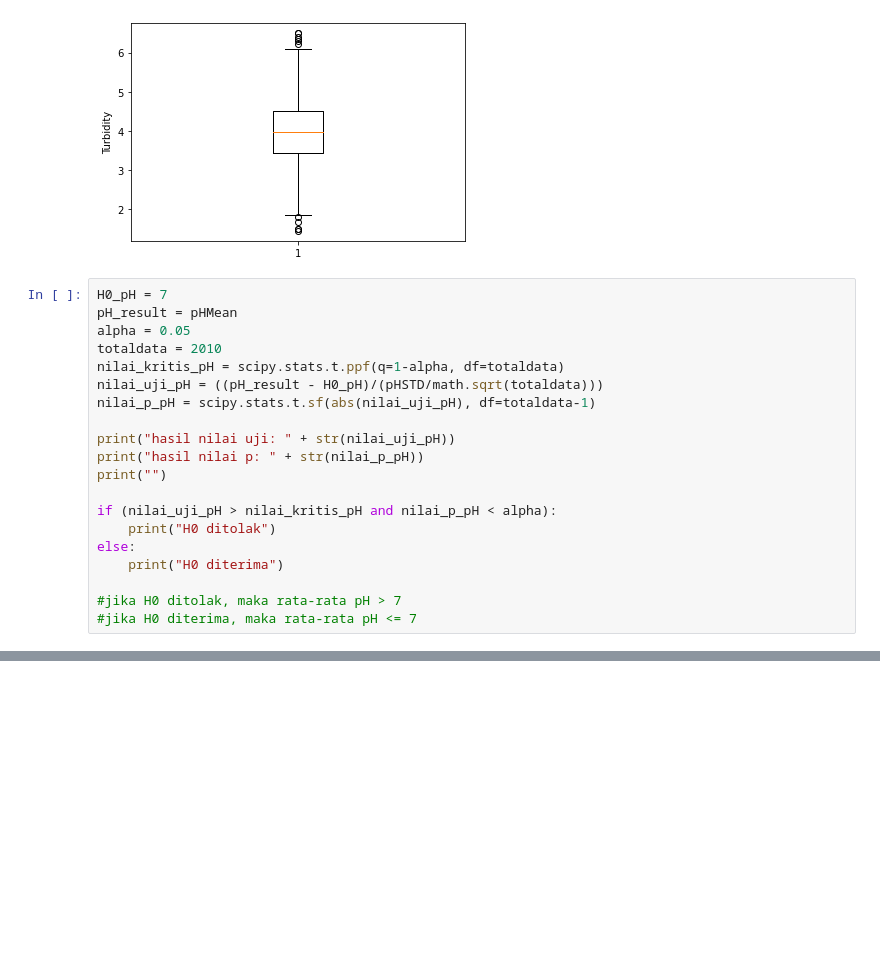
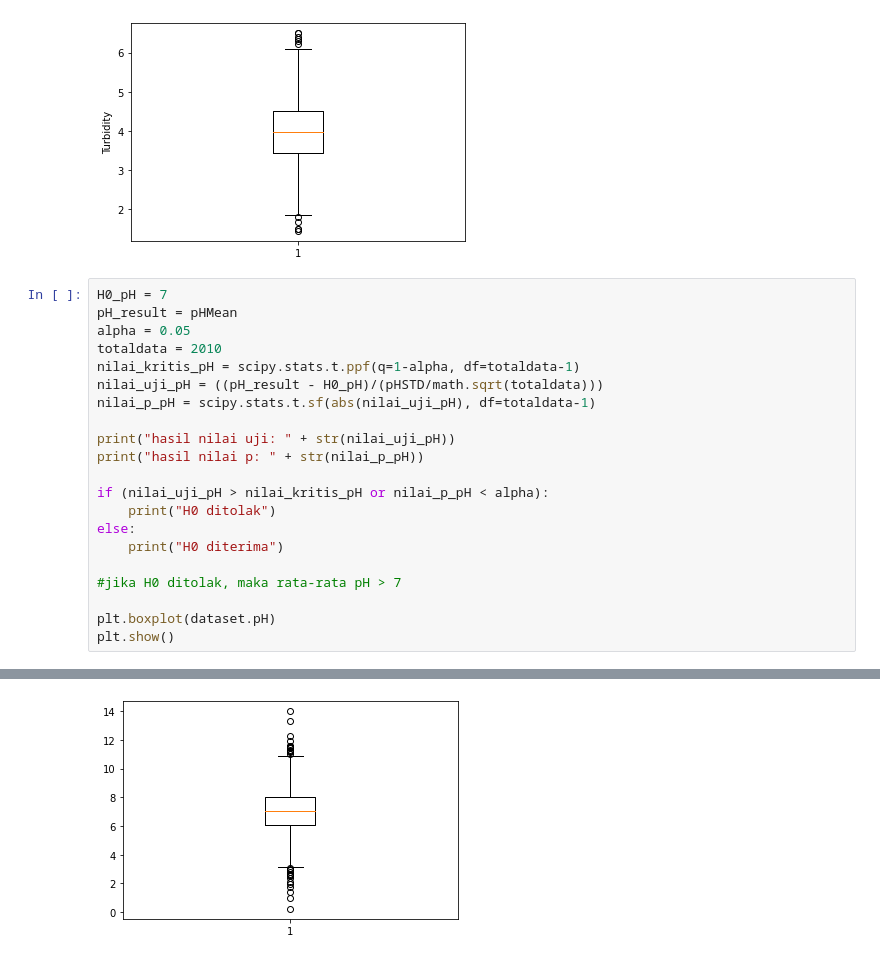
Before and after one commit to farrel-a/K02-T1-IF2220-13520020, a Jupyter notebook: K02-T1-IF2220-13520020.ipynb, the cells around one changed output, grey strips where cells are left out. Saved outputs shown, nothing was run; the diff lists cells and outputs as text; blank space fills up the shorter version.

```diff
--- a/K02-T1-IF2220-13520020.ipynb
+++ b/K02-T1-IF2220-13520020.ipynb
@@ -576,21 +576,22 @@ H0_pH = 7
 pH_result = pHMean
 alpha = 0.05
 totaldata = 2010
-nilai_kritis_pH = scipy.stats.t.ppf(q=1-alpha, df=totaldata)
+nilai_kritis_pH = scipy.stats.t.ppf(q=1-alpha, df=totaldata-1)
 nilai_uji_pH = ((pH_result - H0_pH)/(pHSTD/math.sqrt(totaldata)))
 nilai_p_pH = scipy.stats.t.sf(abs(nilai_uji_pH), df=totaldata-1)
 
 print("hasil nilai uji: " + str(nilai_uji_pH))
 print("hasil nilai p: " + str(nilai_p_pH))
-print("")
 
-if (nilai_uji_pH > nilai_kritis_pH and nilai_p_pH < alpha):
+if (nilai_uji_pH > nilai_kritis_pH or nilai_p_pH < alpha):
     print("H0 ditolak")
 else:
     print("H0 diterima")
 
 #jika H0 ditolak, maka rata-rata pH > 7
-#jika H0 diterima, maka rata-rata pH <= 7
+
+plt.boxplot(dataset.pH)
+plt.show()
 # %% [output]
 hasil nilai uji: 2.486063648110245
 hasil nilai p: 0.006498604504908631
@@ -598,4 +598,5 @@ hasil nilai p: 0.006498604504908631
 H0 ditolak
+[figure, added]
 # %%
 H0_Hardness = 205
 Hardness_result = HardnessMean
```
Also changed, not shown: parts of 10 cells of this notebook.
